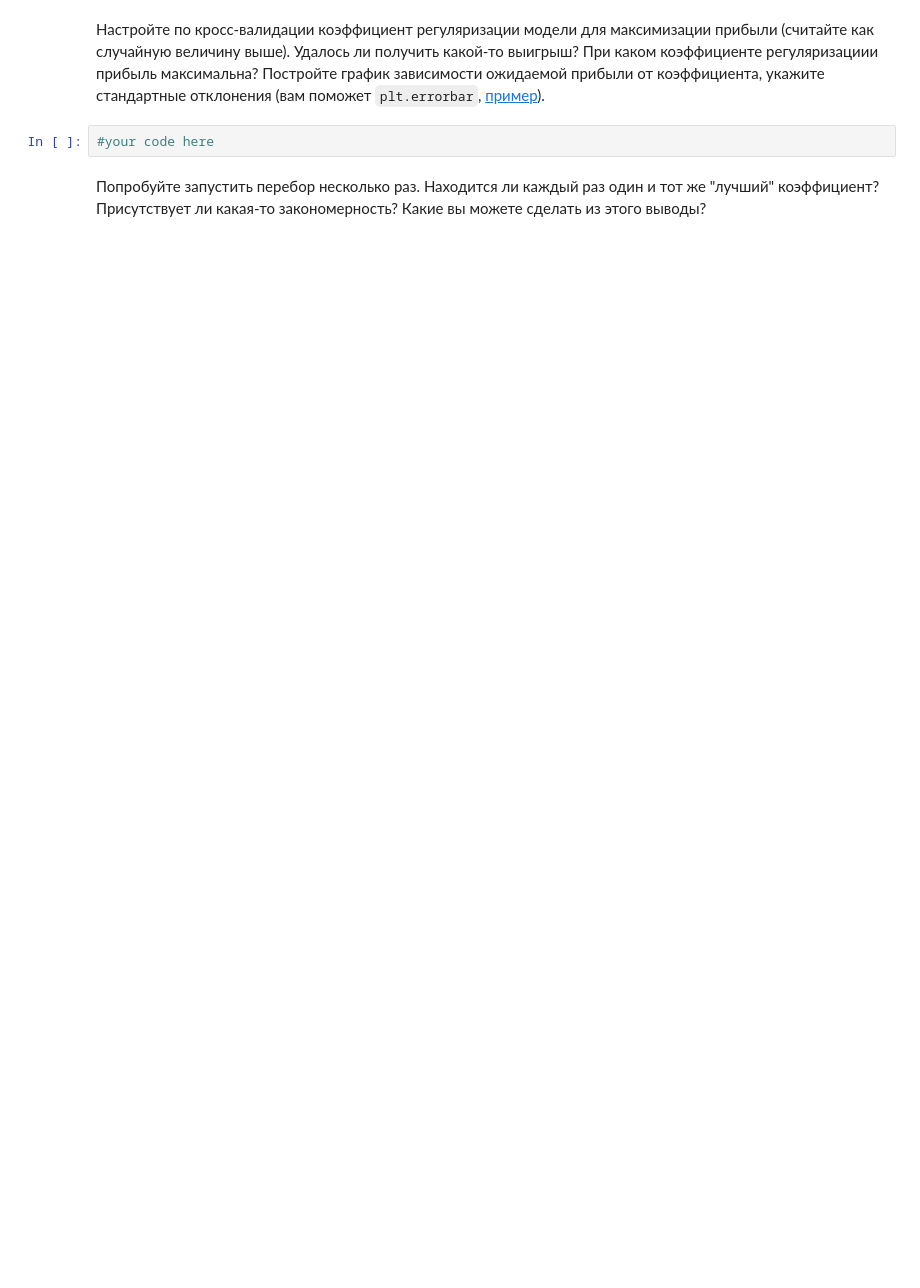
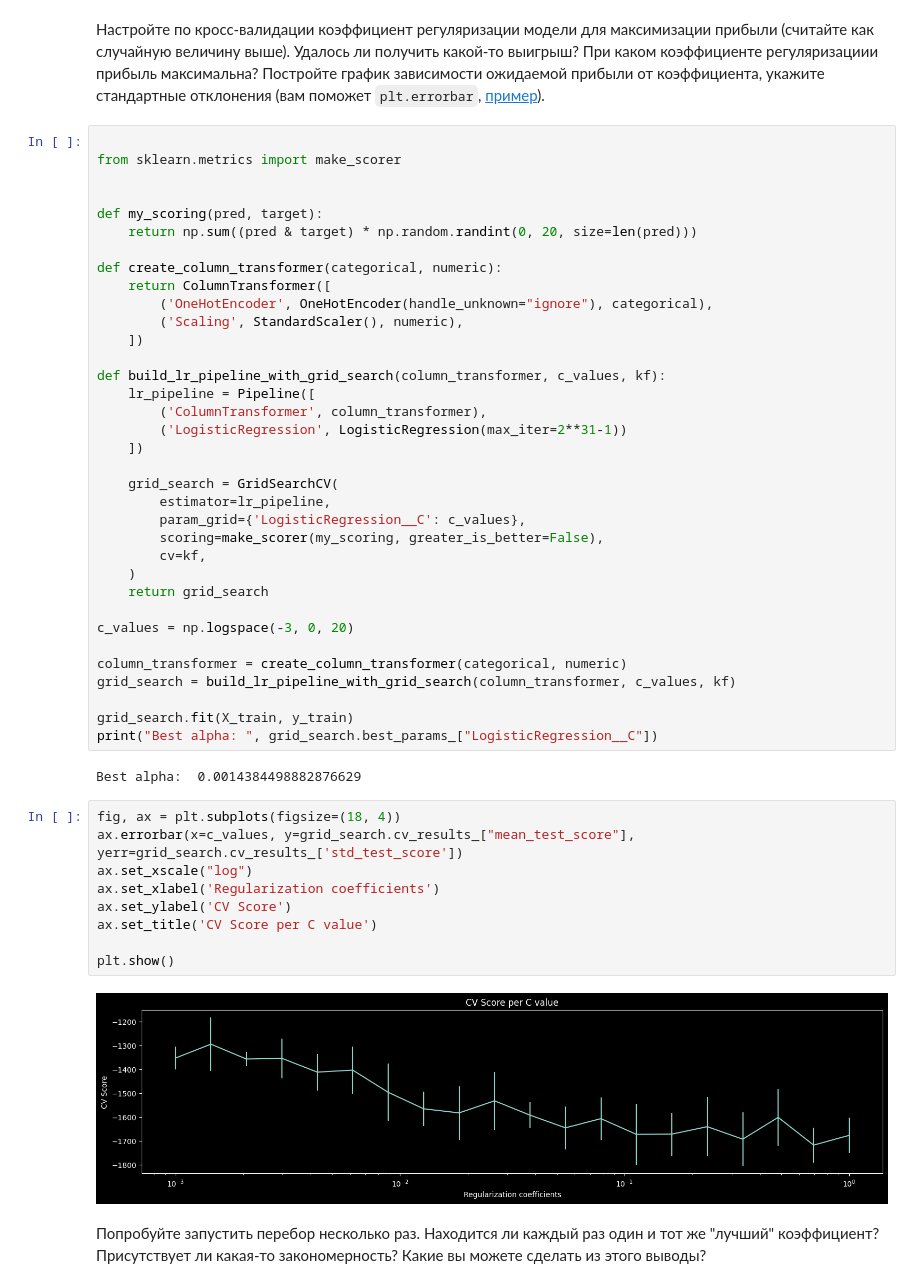
Before and after one commit to myramystin/ml, a Jupyter notebook: homework-practice-04-linclass-onikova.ipynb, the cells around one changed output. Saved outputs shown, nothing was run; the diff lists cells and outputs as text; blank space fills up the shorter version.

```diff
--- a/homework-practice-04-linclass-onikova.ipynb
+++ b/homework-practice-04-linclass-onikova.ipynb
@@ -948,6 +1609,52 @@ y = (df.y == 'yes')
 # %% [markdown]
 Настройте по кросс-валидации коэффициент регуляризации модели для максимизации прибыли (считайте как случайную величину выше). Удалось ли получить какой-то выигрыш? При каком коэффициенте регуляризациии прибыль максимальна? Постройте график зависимости ожидаемой прибыли от коэффициента, укажите стандартные отклонения (вам поможет `plt.errorbar`, [пример](https://jakevdp.github.io/PythonDataScienceHandbook/04.03-errorbars.html)).
-# %%
-#your code here
+# %%
+
+from sklearn.metrics import make_scorer
+
+
+def my_scoring(pred, target):
+    return np.sum((pred & target) * np.random.randint(0, 20, size=len(pred)))
+
+def create_column_transformer(categorical, numeric):
+    return ColumnTransformer([
+        ('OneHotEncoder', OneHotEncoder(handle_unknown="ignore"), categorical),
+        ('Scaling', StandardScaler(), numeric),
+    ])
+
+def build_lr_pipeline_with_grid_search(column_transformer, c_values, kf):
+    lr_pipeline = Pipeline([
+        ('ColumnTransformer', column_transformer),
+        ('LogisticRegression', LogisticRegression(max_iter=2**31-1))
+    ])
+
+    grid_search = GridSearchCV(
+        estimator=lr_pipeline,
+        param_grid={'LogisticRegression__C': c_values},
+        scoring=make_scorer(my_scoring, greater_is_better=False),
+        cv=kf,
+    )
+    return grid_search
+
+c_values = np.logspace(-3, 0, 20)
+
+column_transformer = create_column_transformer(categorical, numeric)
+grid_search = build_lr_pipeline_with_grid_search(column_transformer, c_values, kf)
+
+grid_search.fit(X_train, y_train)
+print("Best alpha: ", grid_search.best_params_["LogisticRegression__C"])
+# %% [output]
+Best alpha:  0.0014384498882876629
+# %%
+fig, ax = plt.subplots(figsize=(18, 4))
+ax.errorbar(x=c_values, y=grid_search.cv_results_["mean_test_score"], yerr=grid_search.cv_results_['std_test_score'])
+ax.set_xscale("log")
+ax.set_xlabel('Regularization coefficients')
+ax.set_ylabel('CV Score')
+ax.set_title('CV Score per C value')
+
+plt.show()
+# %% [output]
+[figure, added]
 # %% [markdown]
 Попробуйте запустить перебор несколько раз. Находится ли каждый раз один и тот же "лучший" коэффициент? Присутствует ли какая-то закономерность? Какие вы можете сделать из этого выводы?
```
Also changed, not shown: parts of 102 cells of this notebook, 5 other files.
